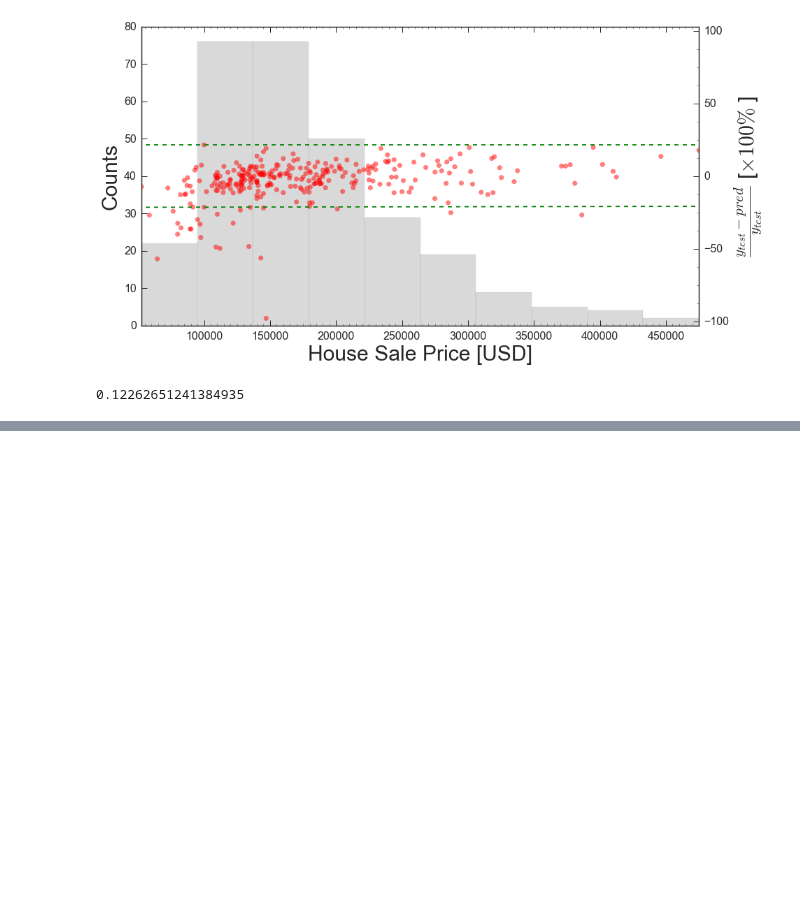
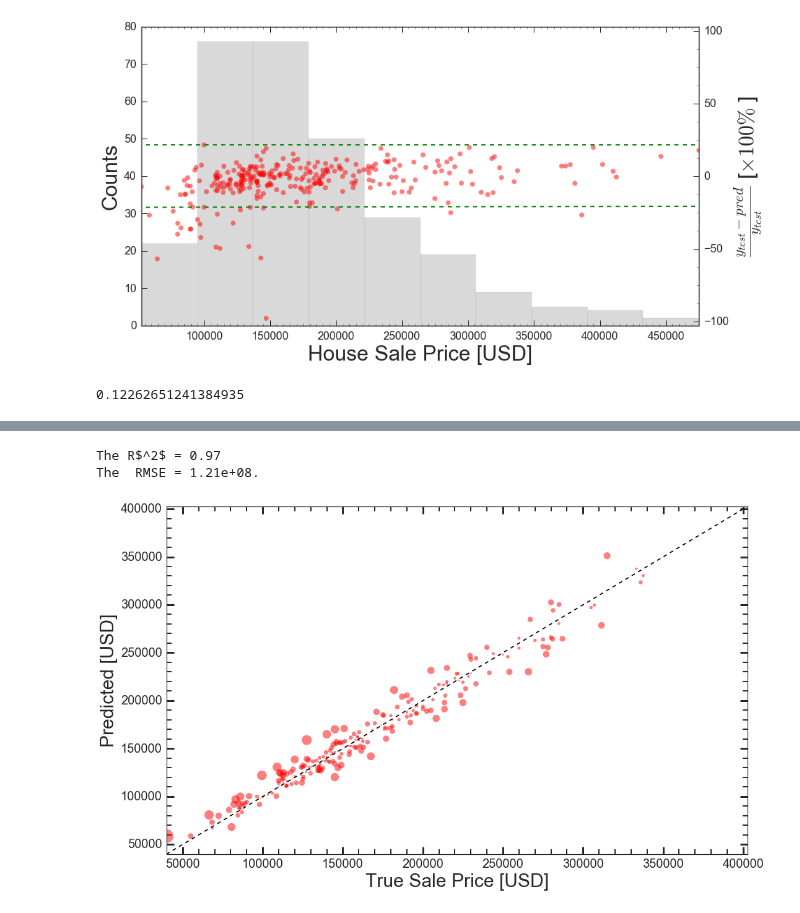
Before and after one commit to gmsardane/Predicting-Ames-Housing-Prices, a Jupyter notebook: Training_Whole_Features_Set_GBT.ipynb, the cells around one changed output, grey strips where cells are left out. Cells and saved outputs as stored; diff of their text form; code cells hidden in the pictures; blank space fills up the shorter version.

Commit message:
Separate iPython notebook dedicated to training the whole feature set in linear sale price.

```diff
--- a/Training_Whole_Features_Set_GBT.ipynb
+++ b/Training_Whole_Features_Set_GBT.ipynb
@@ -180,0 +157,4 @@ MiscFeature 1406
+# %%
+data = remove_nans(data)
+y_all =  data['SalePrice'] #in the log
+X_all =  data[data.columns[:-1]]
@@ -334,0 +300,20 @@ Testing set has 292 samples.
+# %%
+## Start with a clean slate.
+data = pd.read_csv('train.csv')
+data = data.drop(['Id'], axis=1)
+
+# Remove NaNs
+data_all = remove_nans(data)
+
+
+# Dummies
+data = preprocess_features(data)
+print data.shape
+
+
+# Remove Outliers
+outliers = remove_outliers(data)
+good_data = data.drop(data.index[outliers]).reset_index(drop = True)
+good_data_X = good_data[good_data.columns[:-1]]
+good_data_y =  good_data[good_data.columns[-1]]
+print "The dimensions of the data without outliers now is {}".format(np.shape(good_data_X))
@@ -334,0 +338,4 @@ Testing set has 292 samples.
+# %%
+X_train_good, X_test_good, y_train_good, y_test_good = create_sets(good_data_X, good_data_y)
+reg_good = fit_model(X_train_good, y_train_good, n_estimators=1000, min_samples_leaf = 1, min_samples_split = 10)
+pred_good = reg_good.predict(X_test_good)
@@ -334,0 +352,24 @@ Testing set has 292 samples.
+# %%
+print 'The R$^2$ = {:.2f}'.format(r2_score(pred_good, y_test_good))
+print 'The  RMSE = {:.2e}.'.format(mean_squared_error(pred_good, y_test_good))
+# %% [output]
+The R$^2$ = 0.97
+The  RMSE = 1.21e+08.
+# %%
+sns.set_style("ticks", {"xtick.major.size": 8, "ytick.major.size": 8})
+sns.set_style({"xtick.direction": "in","ytick.direction": "in"})
+plt.scatter(y_test_good, pred_good, alpha = 0.5, s = 1000*np.abs(y_test_good-pred_good)/y_test_good, color = 'red')
+plt.xlabel("True Sale Price [USD]", fontsize = 30);
+plt.ylabel(r"Predicted [USD]", fontsize = 30);
+plt.minorticks_on()
+plt.tight_layout()
+plt.plot(np.arange(0,1000000, 100000), np.arange(0,1000000, 100000), 'k--')
+plt.tick_params('both', length=8, width=2, which='minor');
+plt.tick_params('both', length=12, width=3, which='major');
+plt.xlim(min([min(y_test_good), min(pred)]), max([max(y_test_good), max(pred_good)]))
+plt.ylim(min([min(y_test_good), min(pred)]), max([max(y_test_good), max(pred_good)]))
+plt.xticks(fontsize=20)
+plt.yticks(fontsize=20)
+plt.savefig("FinalModel_linear_all.pdf")
+# %% [output]
+[figure, added]
```
Also changed, not shown: parts of 20 cells of this notebook.
